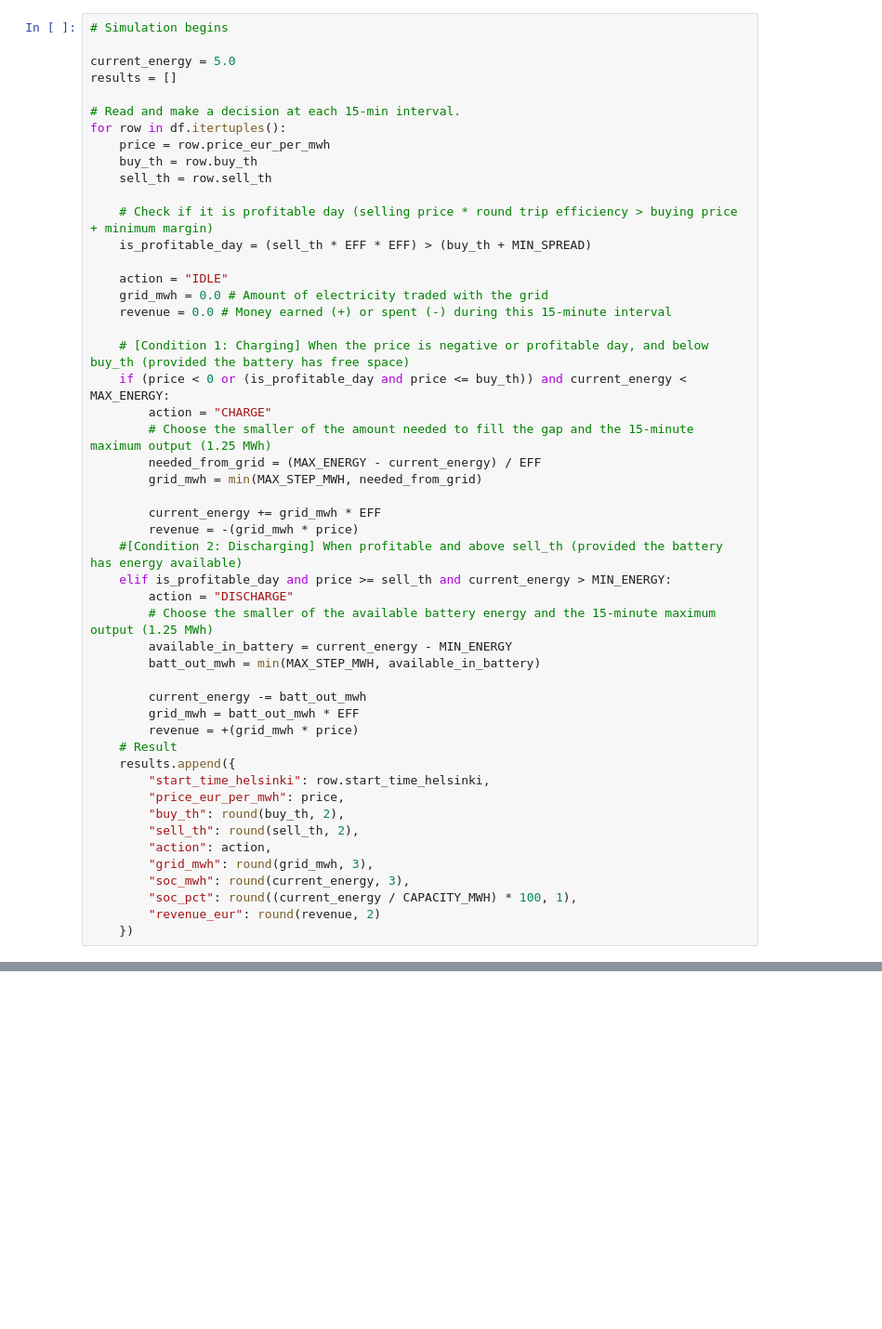
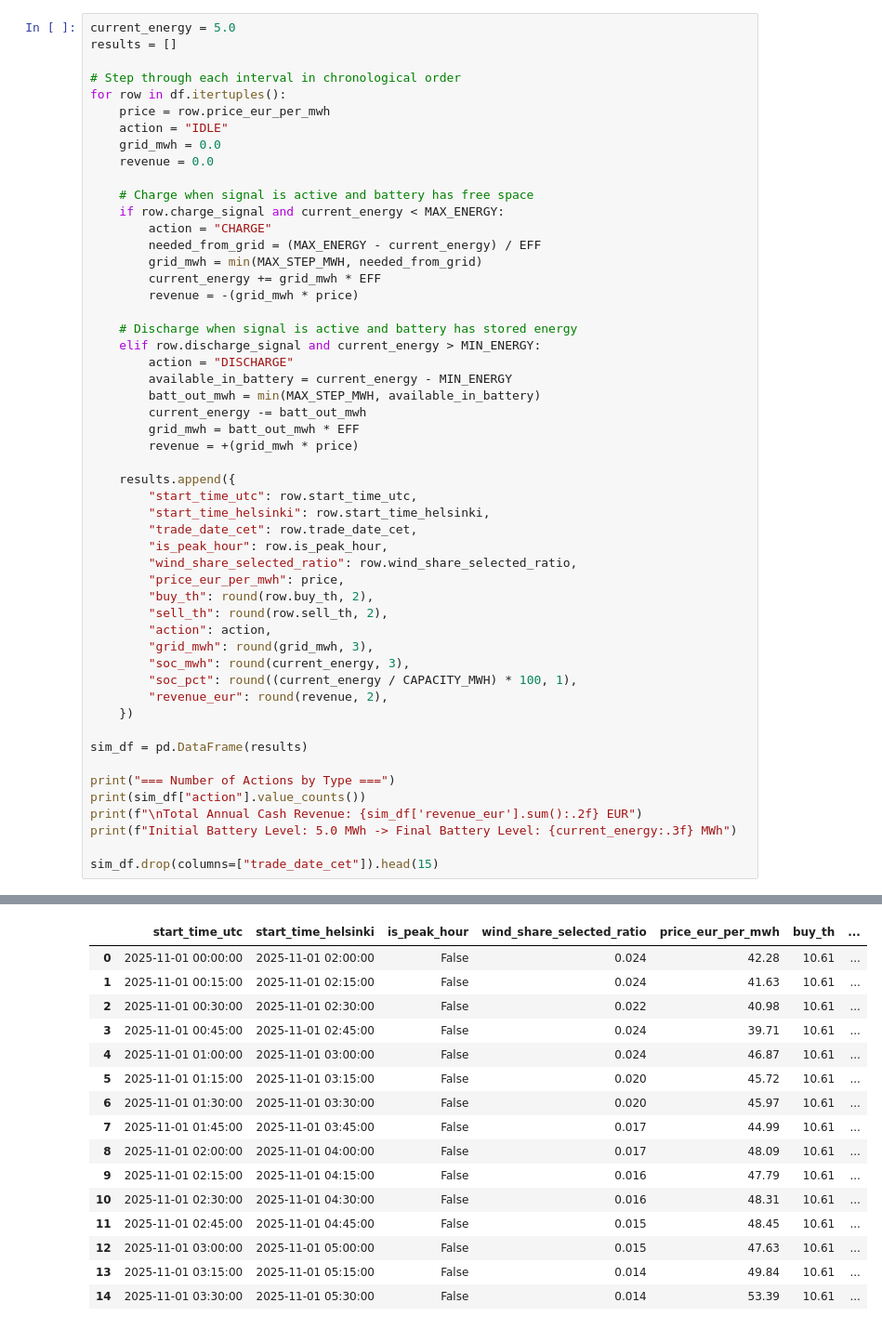
Before and after one commit to dovebitekr/nordic-power-lakehouse, a Jupyter notebook: notebooks/bess_simulation.ipynb, the cells around one changed output, grey strips where cells are left out. Shown at 93% size. Saved outputs shown, nothing was run; the diff lists cells and outputs as text; blank space fills up the shorter version.

```diff
--- a/notebooks/bess_simulation.ipynb
+++ b/notebooks/bess_simulation.ipynb
@@ -83,50 +117,53 @@ df[["start_time_helsinki", "trade_date_cet", "price_eur_per_mwh", "buy_th", "sel
 # %%
-# Simulation begins
-
 current_energy = 5.0
 results = []
 
-# Read and make a decision at each 15-min interval.
+# Step through each interval in chronological order
 for row in df.itertuples():
     price = row.price_eur_per_mwh
-    buy_th = row.buy_th
-    sell_th = row.sell_th
+    action = "IDLE"
+    grid_mwh = 0.0
+    revenue = 0.0
 
-    # Check if it is profitable day (selling price * round trip efficiency > buying price + minimum margin)
-    is_profitable_day = (sell_th * EFF * EFF) > (buy_th + MIN_SPREAD)
-
-    action = "IDLE"
-    grid_mwh = 0.0 # Amount of electricity traded with the grid
-    revenue = 0.0 # Money earned (+) or spent (-) during this 15-minute interval
-
-    # [Condition 1: Charging] When the price is negative or profitable day, and below buy_th (provided the battery has free space)
-    if (price < 0 or (is_profitable_day and price <= buy_th)) and current_energy < MAX_ENERGY:
+    # Charge when signal is active and battery has free space
+    if row.charge_signal and current_energy < MAX_ENERGY:
         action = "CHARGE"
-        # Choose the smaller of the amount needed to fill the gap and the 15-minute maximum output (1.25 MWh)
         needed_from_grid = (MAX_ENERGY - current_energy) / EFF
         grid_mwh = min(MAX_STEP_MWH, needed_from_grid)
-
         current_energy += grid_mwh * EFF
         revenue = -(grid_mwh * price)
-    #[Condition 2: Discharging] When profitable and above sell_th (provided the battery has energy available)
-    elif is_profitable_day and price >= sell_th and current_energy > MIN_ENERGY:
+
+    # Discharge when signal is active and battery has stored energy
+    elif row.discharge_signal and current_energy > MIN_ENERGY:
         action = "DISCHARGE"
-        # Choose the smaller of the available battery energy and the 15-minute maximum output (1.25 MWh)
         available_in_battery = current_energy - MIN_ENERGY
         batt_out_mwh = min(MAX_STEP_MWH, available_in_battery)
-
         current_energy -= batt_out_mwh
         grid_mwh = batt_out_mwh * EFF
         revenue = +(grid_mwh * price)
-    # Result
+
     results.append({
+        "start_time_utc": row.start_time_utc,
         "start_time_helsinki": row.start_time_helsinki,
+        "trade_date_cet": row.trade_date_cet,
+        "is_peak_hour": row.is_peak_hour,
+        "wind_share_selected_ratio": row.wind_share_selected_ratio,
         "price_eur_per_mwh": price,
-        "buy_th": round(buy_th, 2),
-        "sell_th": round(sell_th, 2),
+        "buy_th": round(row.buy_th, 2),
+        "sell_th": round(row.sell_th, 2),
         "action": action,
         "grid_mwh": round(grid_mwh, 3),
         "soc_mwh": round(current_energy, 3),
         "soc_pct": round((current_energy / CAPACITY_MWH) * 100, 1),
-        "revenue_eur": round(revenue, 2)
+        "revenue_eur": round(revenue, 2),
     })
+
+sim_df = pd.DataFrame(results)
+
+print("=== Number of Actions by Type ===")
+print(sim_df["action"].value_counts())
+print(f"\nTotal Annual Cash Revenue: {sim_df['revenue_eur'].sum():.2f} EUR")
+print(f"Initial Battery Level: 5.0 MWh -> Final Battery Level: {current_energy:.3f} MWh")
+
+sim_df.drop(columns=["trade_date_cet"]).head(15)
+# %% [output]
@@ -132,0 +178,16 @@ for row in df.itertuples():
+|  | start_time_utc | start_time_helsinki | is_peak_hour | wind_share_selected_ratio | price_eur_per_mwh | buy_th | ... |
+| 0 | 2025-11-01 00:00:00 | 2025-11-01 02:00:00 | False | 0.024 | 42.28 | 10.61 | ... |
+| 1 | 2025-11-01 00:15:00 | 2025-11-01 02:15:00 | False | 0.024 | 41.63 | 10.61 | ... |
+| 2 | 2025-11-01 00:30:00 | 2025-11-01 02:30:00 | False | 0.022 | 40.98 | 10.61 | ... |
+| 3 | 2025-11-01 00:45:00 | 2025-11-01 02:45:00 | False | 0.024 | 39.71 | 10.61 | ... |
+| 4 | 2025-11-01 01:00:00 | 2025-11-01 03:00:00 | False | 0.024 | 46.87 | 10.61 | ... |
+| 5 | 2025-11-01 01:15:00 | 2025-11-01 03:15:00 | False | 0.020 | 45.72 | 10.61 | ... |
+| 6 | 2025-11-01 01:30:00 | 2025-11-01 03:30:00 | False | 0.020 | 45.97 | 10.61 | ... |
+| 7 | 2025-11-01 01:45:00 | 2025-11-01 03:45:00 | False | 0.017 | 44.99 | 10.61 | ... |
+| 8 | 2025-11-01 02:00:00 | 2025-11-01 04:00:00 | False | 0.017 | 48.09 | 10.61 | ... |
+| 9 | 2025-11-01 02:15:00 | 2025-11-01 04:15:00 | False | 0.016 | 47.79 | 10.61 | ... |
+| 10 | 2025-11-01 02:30:00 | 2025-11-01 04:30:00 | False | 0.016 | 48.31 | 10.61 | ... |
+| 11 | 2025-11-01 02:45:00 | 2025-11-01 04:45:00 | False | 0.015 | 48.45 | 10.61 | ... |
+| 12 | 2025-11-01 03:00:00 | 2025-11-01 05:00:00 | False | 0.015 | 47.63 | 10.61 | ... |
+| 13 | 2025-11-01 03:15:00 | 2025-11-01 05:15:00 | False | 0.014 | 49.84 | 10.61 | ... |
+| 14 | 2025-11-01 03:30:00 | 2025-11-01 05:30:00 | False | 0.014 | 53.39 | 10.61 | ... |
```
Also changed, not shown: parts of 17 cells of this notebook, 7 other files.
